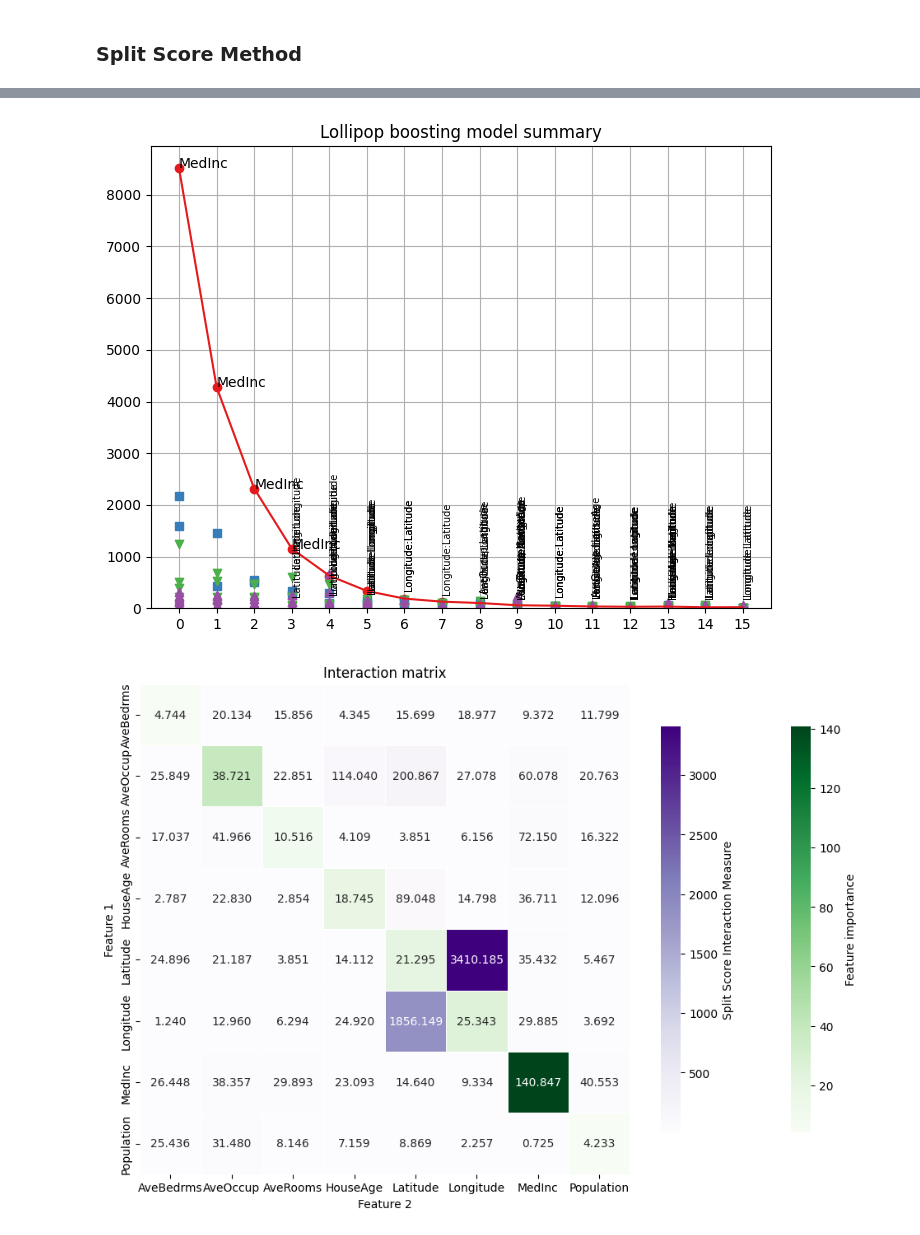
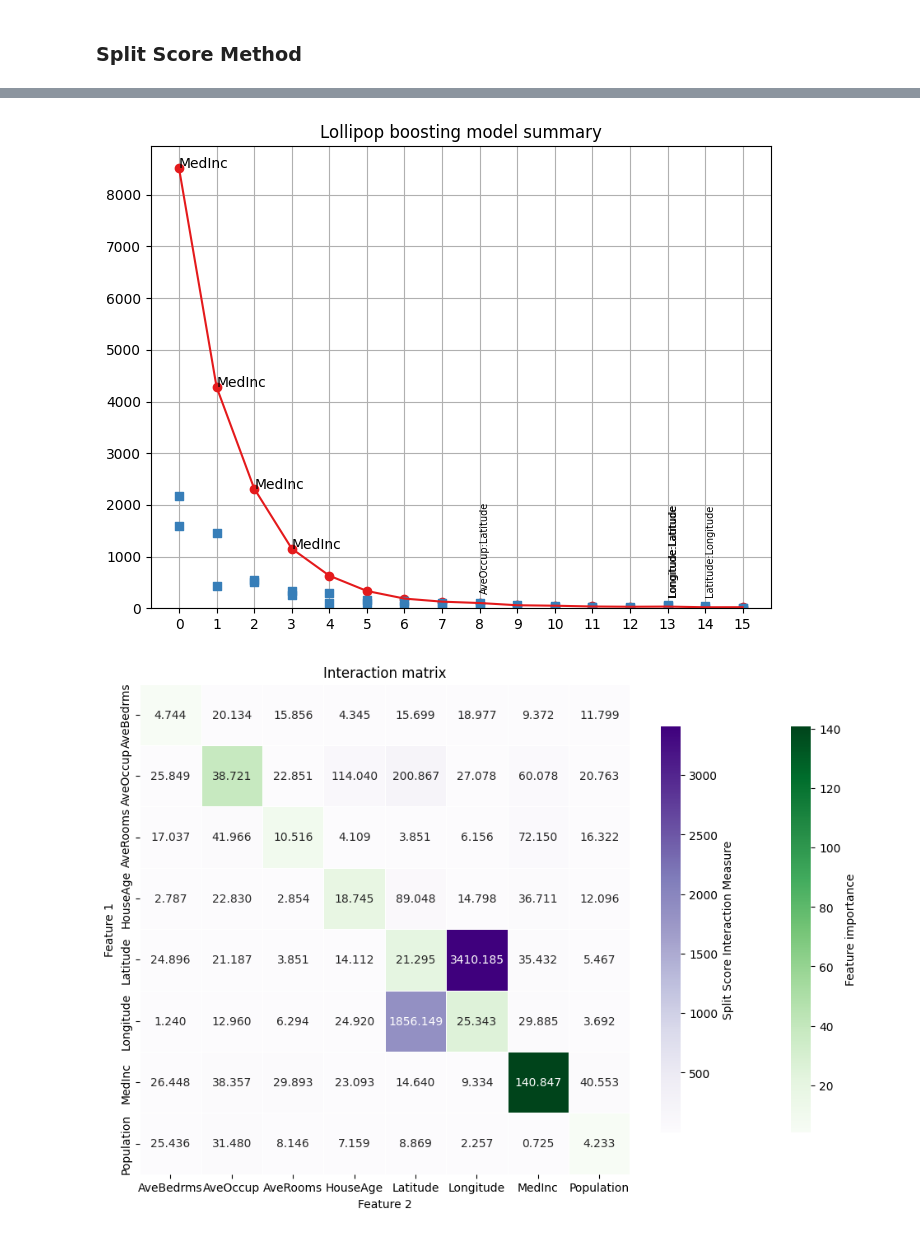
Before and after one commit to pyartemis/artemis, a Jupyter notebook: experiments/demo.ipynb, the cells around one changed output, grey strips where cells are left out. Cells and saved outputs as stored; diff of their text form; code cells hidden in the pictures.

```diff
--- a/experiments/demo.ipynb
+++ b/experiments/demo.ipynb
@@ -24,7 +24,7 @@ model = RandomForestRegressor(n_estimators=80, max_depth=12).fit(X, y)
 ### Greenwell Method
 # %%
 vint = GreenwellMethod()
-vint.fit(model, X, 5, show_progress=True)
+vint.fit(model, X, 100, show_progress=True)
 # %%
 vint.ovo
 # %% [output]
@@ -85,5 +85,5 @@ vint_subset.plot()
 ### H statistic
 # %%
 h_stat = FriedmanHStatisticMethod()
-h_stat.fit(model, X, 5, show_progress=True)  # all features - FriedmanHStatistic
+h_stat.fit(model, X, 100, show_progress=True)  # all features - FriedmanHStatistic
 # %%
@@ -101,7 +110,7 @@ h_stat_subset.fit(model, X, 10, features=["Latitude", "Longitude", "HouseAge"],
 ### Sejong Oh Method
 # %%
 perf_based = SejongOhMethod()
-perf_based.fit(model, X, y, 100, show_progress=True)  # all features - SejongOhInteraction
+perf_based.fit(model, X, y, show_progress=True)
 # %%
 perf_based.plot()
 # %% [output]
@@ -113,6 +122,6 @@ perf_based.plot("graph")  # interaction graph - SejongOhInteraction
 # %%
 perf_based_subset = SejongOhMethod()
-perf_based_subset.fit(model, X, y, 500, features=["Latitude", "Longitude", "HouseAge"],
+perf_based_subset.fit(model, X, y, features=["Latitude", "Longitude", "HouseAge"],
                show_progress=True)  # subset of features - SejongOhInteraction
 # %%
 perf_based_subset.plot()
@@ -168,7 +161,7 @@ split_score.variable_importance
 # %%
-split_score.plot("lollipop", max_depth=3)
+split_score.plot("lollipop", max_depth=1)
 # %% [output]
-[figure, old version]
+[figure, new version]
 # %%
 split_score.plot(figsize=(12, 8))
 # %% [output]
```
Also changed, not shown: parts of 22 cells of this notebook.
